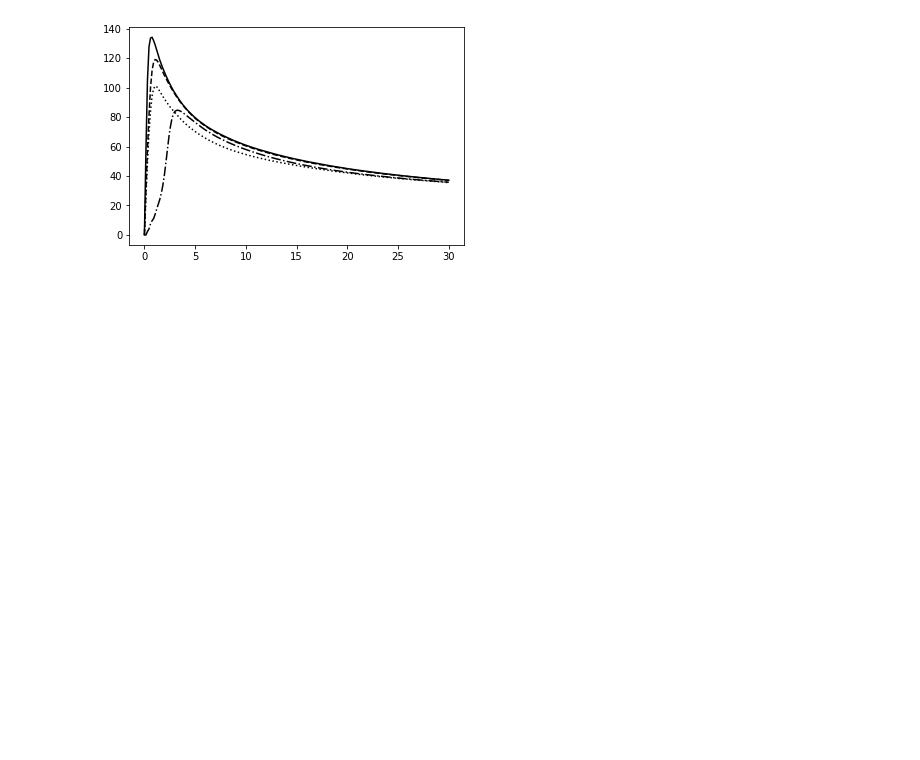
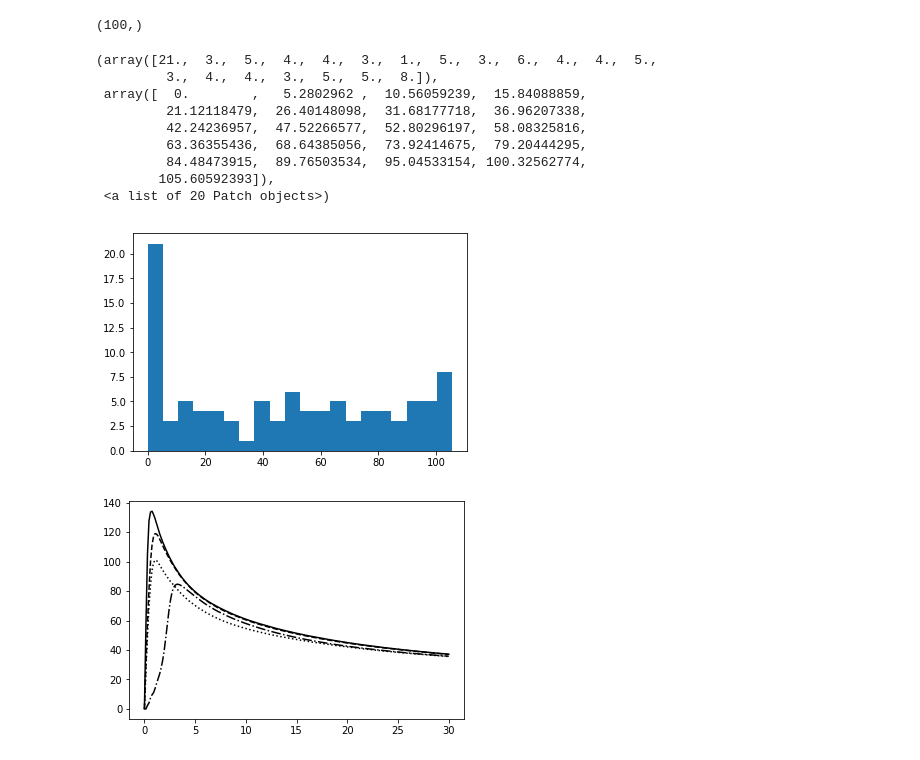
Before and after one commit to tbainesUA/ASTR400B_Baines, a Jupyter notebook: Programs/Project.ipynb, the cells around one changed output. Drawn from its saved outputs; the diff is of its cells as text; code cells hidden in the pictures; blank space fills up the shorter version.

```diff
--- a/Programs/Project.ipynb
+++ b/Programs/Project.ipynb
@@ -77,3 +134,23 @@ for i in range(len(Snaps)):
+# %%
+# Make merger file
+MW_merger = np.genfromtxt("MW_721_Velocity_Profile.dat", comments="#")
+M31_merger = np.genfromtxt("M31_721_Velocity_Profile.dat", comments="#")
+Velocity_Merger = np.concatenate((MW_merger[:,1], M31_merger[:,1]), axis = 0)
+print (Velocity_Merger.shape)
+
+plt.hist(Velocity_Merger, bins = 20)
+# %% [output]
+(100,)
+(array([21.,  3.,  5.,  4.,  4.,  3.,  1.,  5.,  3.,  6.,  4.,  4.,  5.,
+         3.,  4.,  4.,  3.,  5.,  5.,  8.]),
+ array([  0.        ,   5.2802962 ,  10.56059239,  15.84088859,
+         21.12118479,  26.40148098,  31.68177718,  36.96207338,
+         42.24236957,  47.52266577,  52.80296197,  58.08325816,
+         63.36355436,  68.64385056,  73.92414675,  79.20444295,
+         84.48473915,  89.76503534,  95.04533154, 100.32562774,
+        105.60592393]),
+ <a list of 20 Patch objects>)
+[figure, added]
 # %%
 for i in range(len(Snaps)):
     MW = MassProfile("MW", Snaps[i])
```
Also changed, not shown: parts of 12 cells of this notebook.
